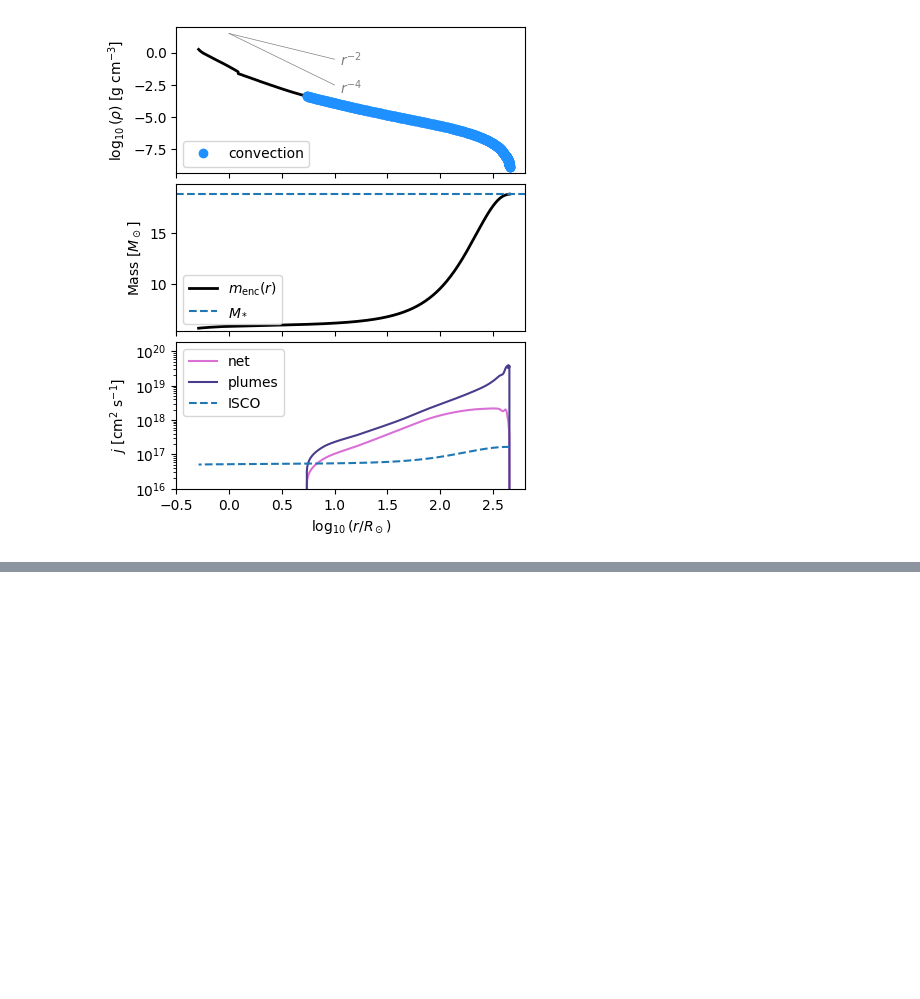
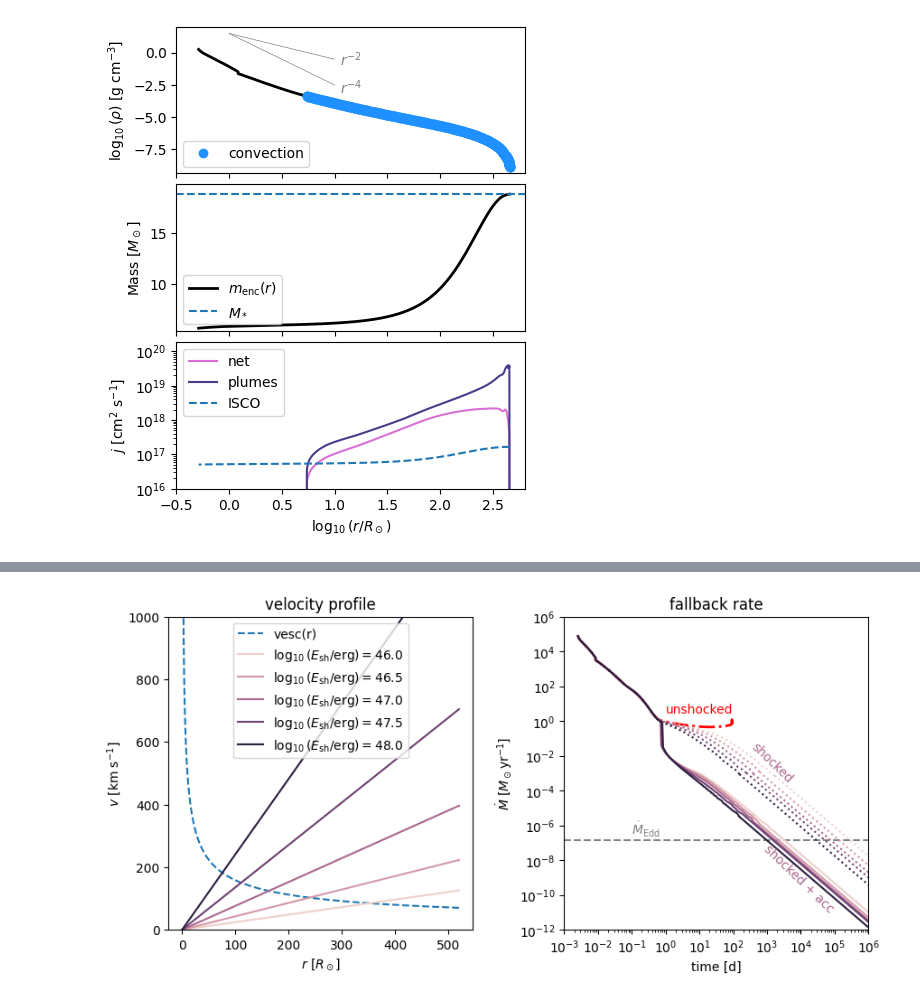
Before and after one commit to morganemacleod/FailedSNCalcs, a Jupyter notebook: MESAfailedSN.ipynb, the cells around one changed output, grey strips where cells are left out. Cells and saved outputs as stored; diff of their text form; code cells hidden in the pictures; blank space fills up the shorter version.

```diff
--- a/MESAfailedSN.ipynb
+++ b/MESAfailedSN.ipynb
@@ -708,3 +698,84 @@ make_structure_plot_Henv(pr)
 plt.savefig("Figs/profile_hrich.pdf",bbox_inches='tight')
 # %% [output]
 [figure]
+# %%
+import seaborn as sns
+
+p,h = read_MESA_profile_history("m31_Hpoor/LOGS/", "profile30.data")
+add_profile_columns_Eshock_fallback(p,Etot=0)
+
+
+# Same thing with a range of shock energies...
+
+# add a velocity dv = v*(r/R) (Quataert Kasen J1644)
+# normalize to get the total energy
+alpha=1
+# hydrogen envelope
+selh1 = p['h1']>0.1
+
+tscale = 86400
+mdscale = c.msun/3.15e7
+
+plt.figure(figsize=(10,4.5))
+plt.subplot(121)
+
+def v_r(r_o_R,v0=3e7,alpha=1):
+    #return v0*(np.exp(r_o_R**alpha)-1)
+    return v0*r_o_R**alpha
+
+NE=5
+Elist = np.logspace(46,48,NE)
+mycolors = sns.cubehelix_palette(NE,start=0)
+
+
+plt.plot(p['r'][selh1]/c.rsun,p['vesc'][selh1]/1e5,label='vesc(r)',ls='--')
+plt.title('velocity profile')
+plt.ylabel(r'$v$ [km s$^{-1}$]')
+plt.xlabel(r'$r$ [$R_\odot$]')
+for i,Etot in enumerate(Elist):
+    add_profile_columns_Eshock_fallback(p,Etot=Etot,alpha=alpha)
+    plt.plot(p['r'][selh1]/c.rsun,p['v'][selh1]/1e5,
+             label=r'$\log_{10}(E_{\rm sh} / {\rm erg})=$'+str(np.round(np.log10(Etot),1)) ,color=mycolors[i])
+
+
+plt.legend()
+plt.ylim(0,1000)
+
+
+offset=5
+plt.subplot(122)
+plt.title('fallback rate')
+plt.plot(p['tff'][selh1]/tscale,p['mdot_ff'][selh1]/mdscale,color='r',lw=2,ls="-.")
+for i,Etot in enumerate(Elist):
+    add_profile_columns_Eshock_fallback(p,Etot=Etot,alpha=alpha)
+    ind = np.argmax(p['rt'])
+
+    plt.plot(p['tff_v'][selh1][ind+offset:]/tscale,p['mdot_v'][selh1][ind+offset:]/mdscale,color=mycolors[i],ls=':')
+    plt.plot(p['tff_v'][selh1][ind+offset:]/tscale,(p['mdot_v']*p['frac_accrete_plume'])[selh1][ind+offset:]/mdscale,color=mycolors[i])
+
+    mdnormf = (p['mdot_v']*p['frac_accrete_plume'])[ind+offset]
+    mdnorm = (p['mdot_v'])[ind+offset]
+    tnorm = p['tff_v'][ind+offset]
+
+    tfactor = np.logspace(0,5)
+    plt.plot(tfactor*tnorm/tscale,mdnormf/mdscale*(tfactor)**(-5/3.),color=mycolors[i],ls='-')
+    plt.plot(tfactor*tnorm/tscale,mdnorm/mdscale*(tfactor)**(-5/3.),color=mycolors[i],ls=':')
+
+
+plt.axhline((1.26e38*p['mass'][0] / (0.1*c.c**2)) /mdscale, ls='--',color='grey',zorder=0)
+plt.annotate(r'$\dot M_{\rm Edd}$',(0.1,3e-7),color='grey')
+plt.annotate('unshocked',(1,3),color='r')
+plt.annotate('shocked',(300,3e-4),color=mycolors[2],rotation=-44)
+plt.annotate('shocked + acc',(7e2,1e-11),color=mycolors[2],rotation=-44)
+
+plt.xlim(1e-3,1e6)
+plt.ylim(1e-12,1e6)
+
+plt.loglog()
+plt.xlabel('time [d]')
+plt.ylabel(r'$\dot M \ [M_\odot {\rm yr}^{-1}]$')
+
+plt.subplots_adjust(wspace=0.3)
+
+plt.savefig('Figs/Shock_velocity_fallback_model.pdf',bbox_inches='tight')
+# %% [output]
@@ -711 +791,2 @@ plt.savefig("Figs/profile_hrich.pdf",bbox_inches='tight')
+[figure, added]
 # %%
```
Also changed, not shown: parts of 6 cells of this notebook.
